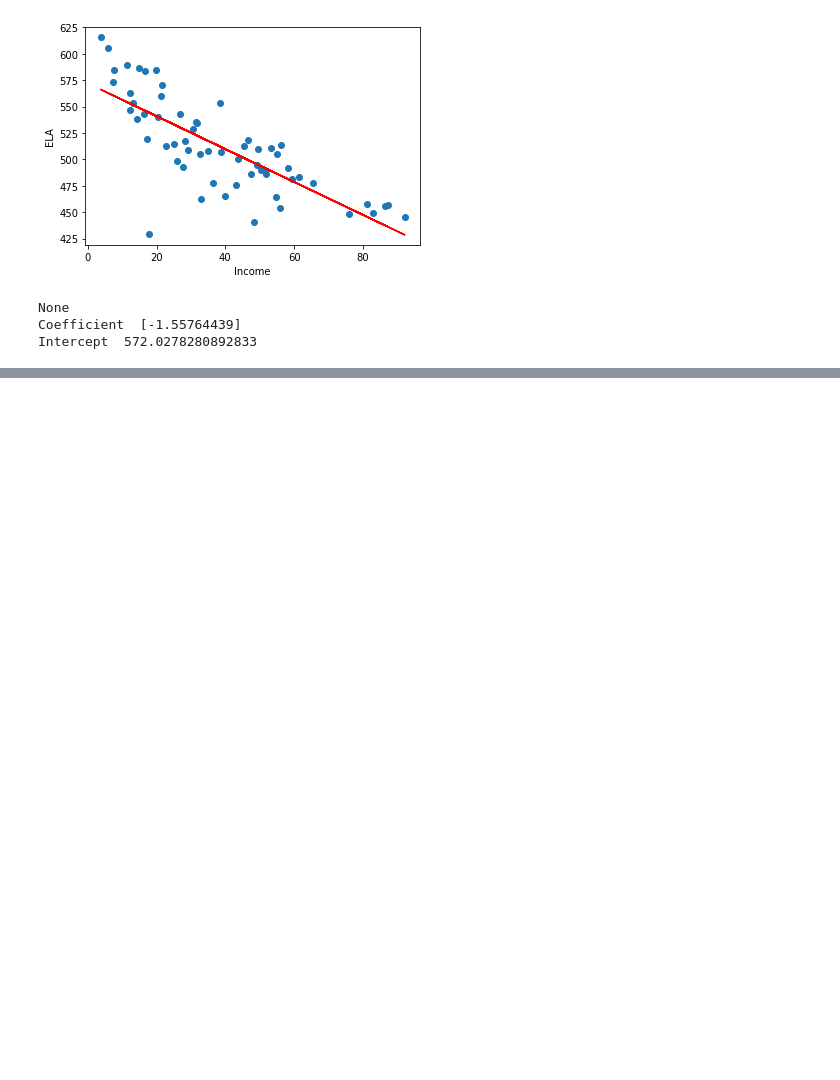
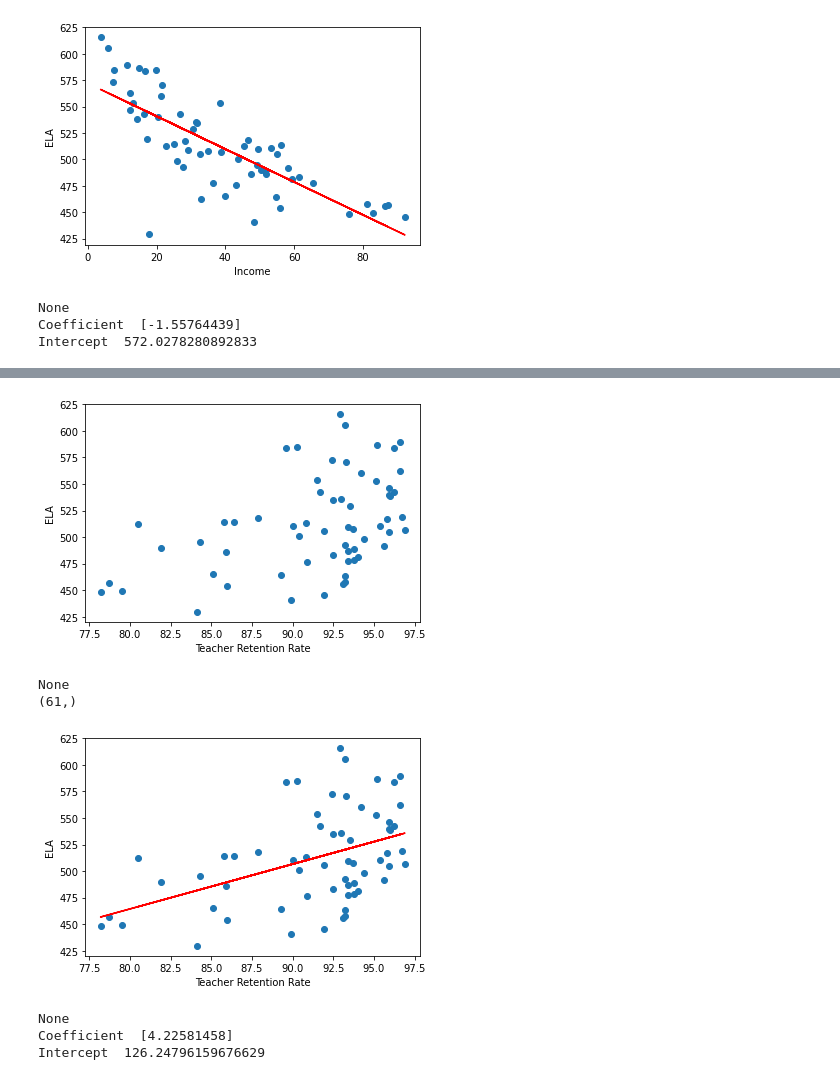
Before and after one commit to morrissey466/Illinois_School_Analysis, a Jupyter notebook: Resources/Regression.ipynb, the cells around one changed output, grey strips where cells are left out. Drawn from its saved outputs; the diff is of its cells as text; code cells hidden in the pictures; blank space fills up the shorter version.

```diff
--- a/Resources/Regression.ipynb
+++ b/Resources/Regression.ipynb
@@ -227,0 +228,30 @@ Intercept  -22.650335725113393
+# %%
+plt.scatter(df.TeachRetRate, df.ELA)
+plt.xlabel('Teacher Retention Rate')
+plt.ylabel('ELA')
+print(plt.show())
+
+X = df.TeachRetRate.values.reshape(-1, 1)
+y = df.ELA
+model = LinearRegression()
+model.fit(X, y)
+
+y_pred = model.predict(X)
+print(y_pred.shape)
+
+plt.scatter(X, y)
+plt.xlabel('Teacher Retention Rate')
+plt.ylabel('ELA')
+plt.plot(X, y_pred, color='red')
+print(plt.show())
+
+print("Coefficient ", model.coef_)
+print("Intercept ", model.intercept_)
+# %% [output]
+[figure, added]
+None
+(61,)
+[figure, added]
+None
+Coefficient  [4.22581458]
+Intercept  126.24796159676629
```
Also changed, not shown: parts of 3 cells of this notebook, 4 other files.
